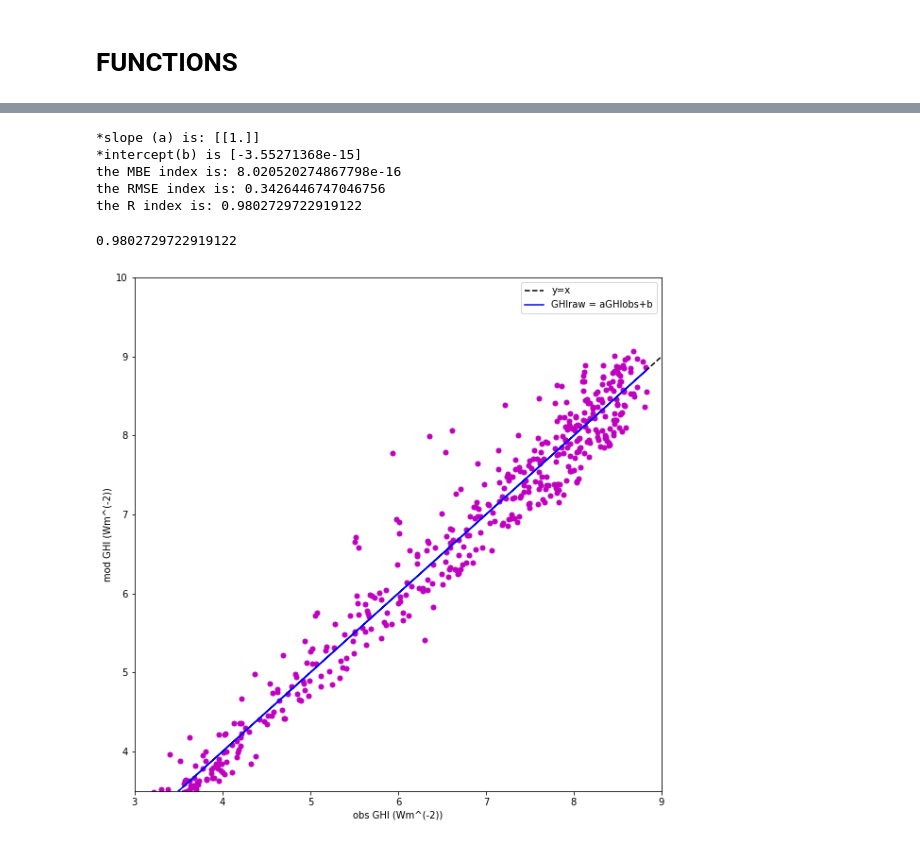
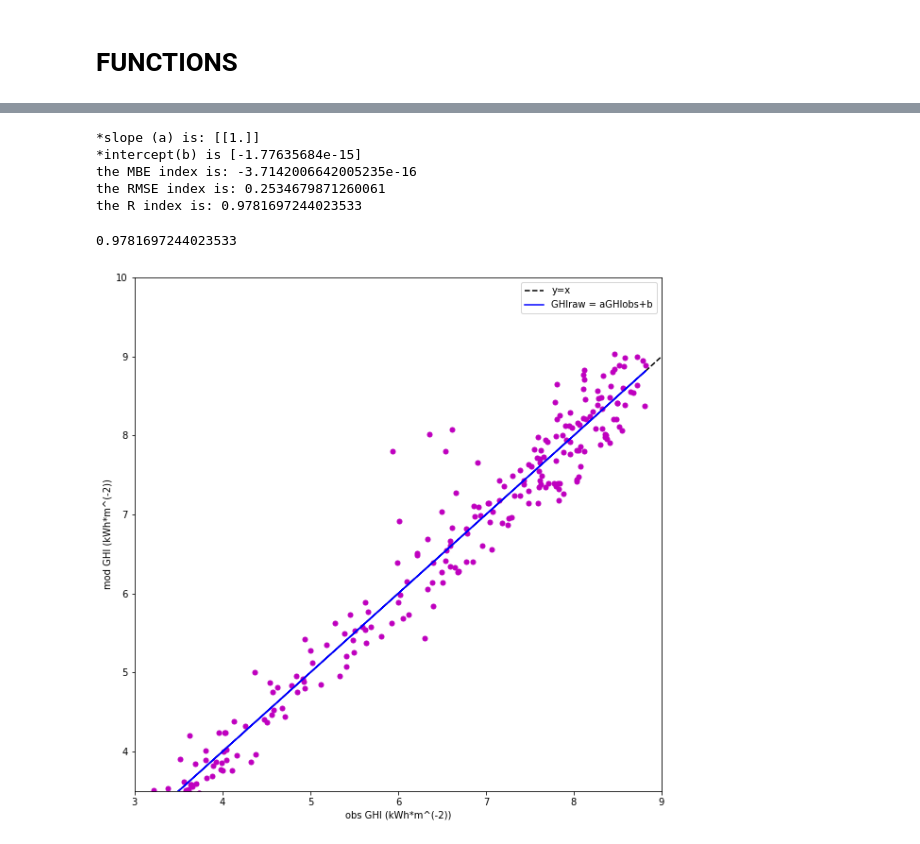
Before and after one commit to nadezsha/atmospheric-physics, a Jupyter notebook: GHI.ipynb, the cells around one changed output, grey strips where cells are left out. Saved outputs shown, nothing was run; the diff lists cells and outputs as text; code cells hidden in the pictures.

```diff
--- a/GHI.ipynb
+++ b/GHI.ipynb
@@ -25,3 +29,6 @@ data.head(10)
+# %%
+train = data[data['Year'].eq(2011)]
+test = data[data['Year'].eq(2012)]
 # %% [markdown]
 # FUNCTIONS
 # %%
@@ -31,8 +38,8 @@ def scatter(raw,obs,z):
     plt.figure(figsize=(10,10))
     plt.plot(obs,raw,"o",color=z,markersize=5)
     plt.plot([3,10],[3,10],color='black', markersize=0.05, linestyle='--', label = "y=x")
-    plt.xlabel("obs GHI (Wm^(-2))")
-    plt.ylabel("mod GHI (Wm^(-2))")
+    plt.xlabel("obs GHI (kWh*m^(-2))")
+    plt.ylabel("mod GHI (kWh*m^(-2))")
     plt.ylim(bottom=min(raw), top=max(raw))
     plt.xlim(left=min(obs), right=max(obs))
 
@@ -87,6 +117,6 @@ def R(raw, obs):
 # %%
-p1,p11 = scatter(data['GHIraw'],data['GHIobs'],'m')
-MBE('initial',data['GHIraw'],data['GHIobs'])
-RMSE('initial2',data['GHIraw'],data['GHIobs'])
-R(data['GHIraw'],data['GHIobs'])
+p1,p11 = scatter(train['GHIraw'],train['GHIobs'],'m')
+MBE('initial',train['GHIraw'],train['GHIobs'])
+RMSE('initial2',train['GHIraw'],train['GHIobs'])
+R(train['GHIraw'],train['GHIobs'])
 # %% [output]
@@ -102,16 +132,16 @@ the R index is: 0.98039363927063
 # %%
 #correcting the satellite data
-GHIcor = data['GHIraw'] - ((p1[0][0] - 1)*data['GHIobs'] +  p11)
+GHIcor = train['GHIraw'] - ((p1[0][0] - 1)*train['GHIobs'] +  p11)
 # %%
-scatter(GHIcor,data['GHIobs'],'m')
-MBE('cor', GHIcor, data['GHIobs'])
-RMSE('cor2',GHIcor,data['GHIobs'])
-R(GHIcor,data['GHIobs'])
+scatter(GHIcor,train['GHIobs'],'m')
+MBE('cor', GHIcor, train['GHIobs'])
+RMSE('cor2',GHIcor,train['GHIobs'])
+R(GHIcor,train['GHIobs'])
 # %% [output]
 *slope (a) is: [[1.]]
-*intercept(b) is [-3.55271368e-15]
-the MBE index is: 8.020520274867798e-16
-the RMSE index is: 0.3426446747046756
-the R index is: 0.9802729722919122
+*intercept(b) is [-1.77635684e-15]
+the MBE index is: -3.7142006642005235e-16
+the RMSE index is: 0.2534679871260061
+the R index is: 0.9781697244023533
-0.9802729722919122
+0.9781697244023533
-[figure, old version]
+[figure, new version]
```
Also changed, not shown: parts of 11 cells of this notebook.
